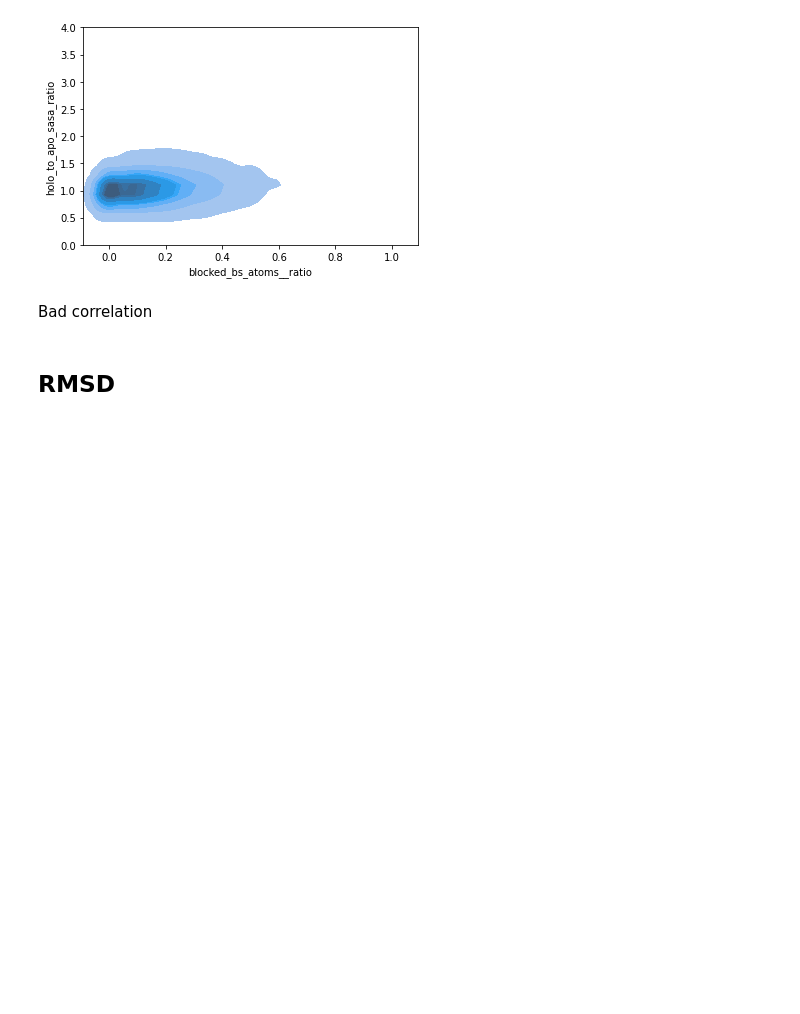
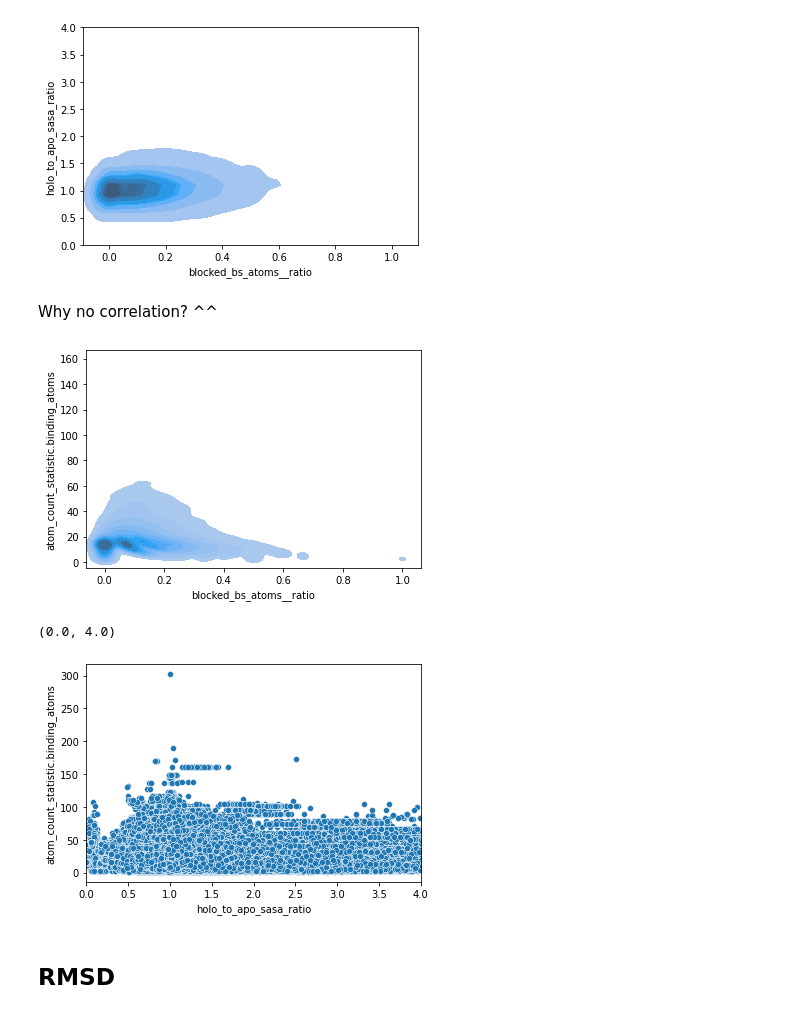
Before and after one commit to adam-kral/cryptic-binding-site-stats, a Jupyter notebook: data_processing/main.ipynb, the cells around one changed output. Cells and saved outputs as stored; diff of their text form; code cells hidden in the pictures; blank space fills up the shorter version.

```diff
--- a/data_processing/main.ipynb
+++ b/data_processing/main.ipynb
@@ -248,8 +292,20 @@ ax.set_ylim((0, 4))
 # %% [output]
 (0.0, 4.0)
 [figure]
-# %% [markdown]
-Bad correlation
+# %% [markdown]
+Why no correlation? ^^
+# %%
+# ax = sns.scatterplot(data=df, x='blocked_bs_atoms__ratio', y='atom_count_statistic.binding_atoms')#thresh=0,
+ax = sns.kdeplot(data=df.sample(int(1e5)), fill=True, x='blocked_bs_atoms__ratio', y='atom_count_statistic.binding_atoms')#thresh=0,
+plt.show()
+# levels=100, cmap="mako")
+# df['atom_count_statistic.binding_atoms']
+ax = sns.scatterplot(data=df, x='holo_to_apo_sasa_ratio', y='atom_count_statistic.binding_atoms')#thresh=0, levels=100, cmap="mako")
+ax.set_xlim((0, 4))
+# %% [output]
+[figure, added]
+(0.0, 4.0)
+[figure, added]
 # %% [markdown]
 ## RMSD
 # %% [markdown]
```
Also changed, not shown: parts of 3 cells of this notebook, 1 other file.
